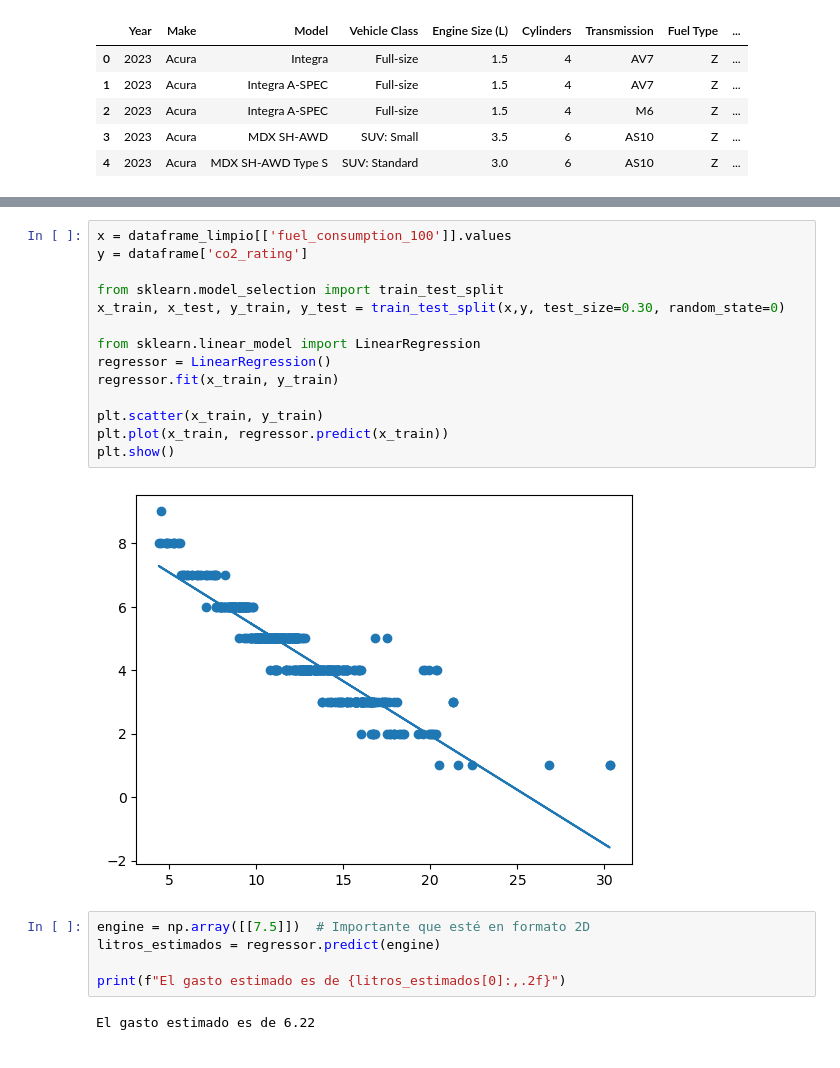
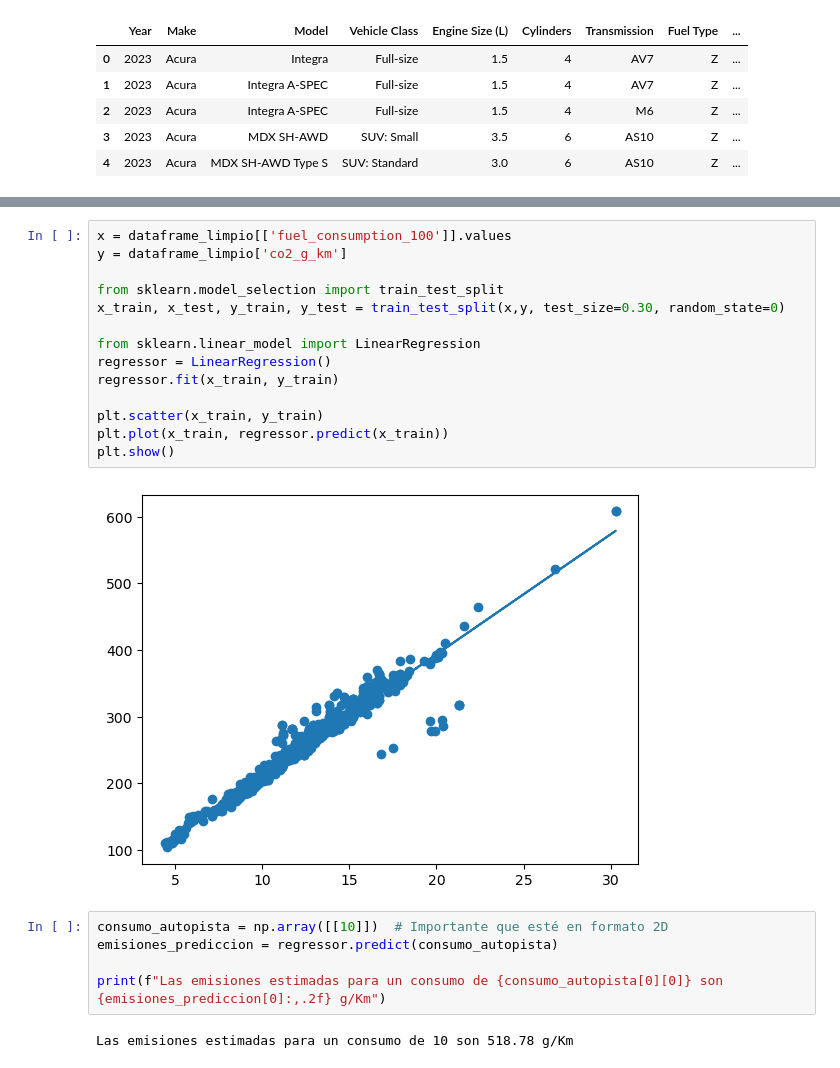
Before and after one commit to EnriqueGranadosMartinez/fuel, a Jupyter notebook: fuel_kike/fuel.ipynb, the cells around one changed output, grey strips where cells are left out. Drawn from its saved outputs; the diff is of its cells as text.

Commit message:
añadida predicción de emisiones de Co2 basados en el consumo de carburante a los 100 en autopista

```diff
--- a/fuel_kike/fuel.ipynb
+++ b/fuel_kike/fuel.ipynb
@@ -37,25 +33,25 @@ plt.show()
 [figure]
 # %%
 x = dataframe_limpio[['fuel_consumption_100']].values
-y = dataframe['co2_rating']
+y = dataframe_limpio['co2_g_km']
 
 from sklearn.model_selection import train_test_split
 x_train, x_test, y_train, y_test = train_test_split(x,y, test_size=0.30, random_state=0)
 
 from sklearn.linear_model import LinearRegression
 regressor = LinearRegression()
 regressor.fit(x_train, y_train)
 
 plt.scatter(x_train, y_train)
 plt.plot(x_train, regressor.predict(x_train))
 plt.show()
 # %% [output]
-[figure, old version]
+[figure, new version]
 # %%
-engine = np.array([[7.5]])  # Importante que esté en formato 2D
-litros_estimados = regressor.predict(engine)
+consumo_autopista = np.array([[10]])  # Importante que esté en formato 2D
+emisiones_prediccion = regressor.predict(consumo_autopista)
 
-print(f"El gasto estimado es de {litros_estimados[0]:,.2f}")
+print(f"Las emisiones estimadas para un consumo de {consumo_autopista[0][0]} son {emisiones_prediccion[0]:,.2f} g/Km")
 # %% [output]
-El gasto estimado es de 6.22
+Las emisiones estimadas para un consumo de 10 son 518.78 g/Km
 # %%
```
Also changed, not shown: parts of 2 cells of this notebook.
